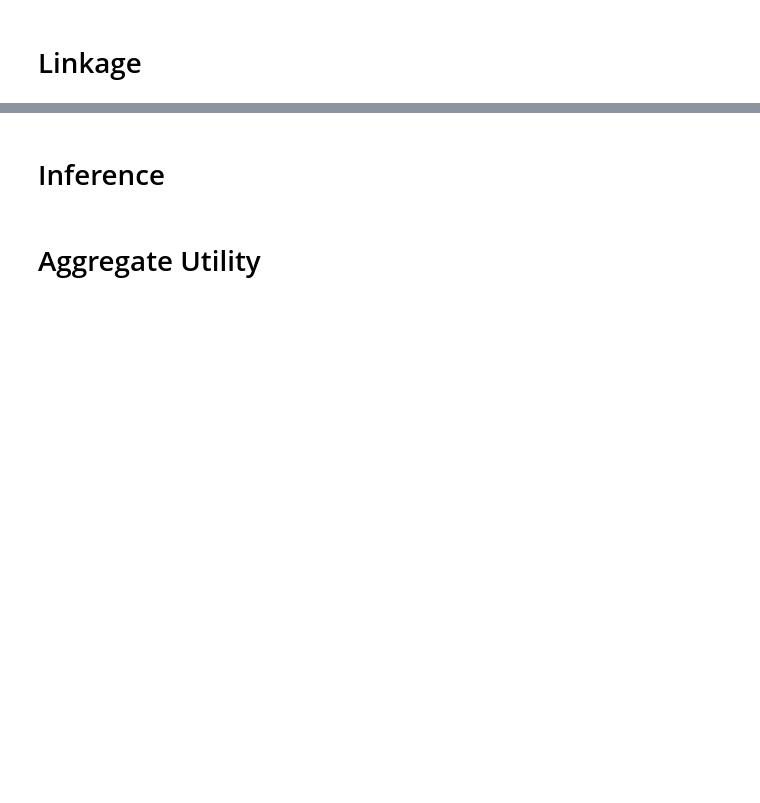
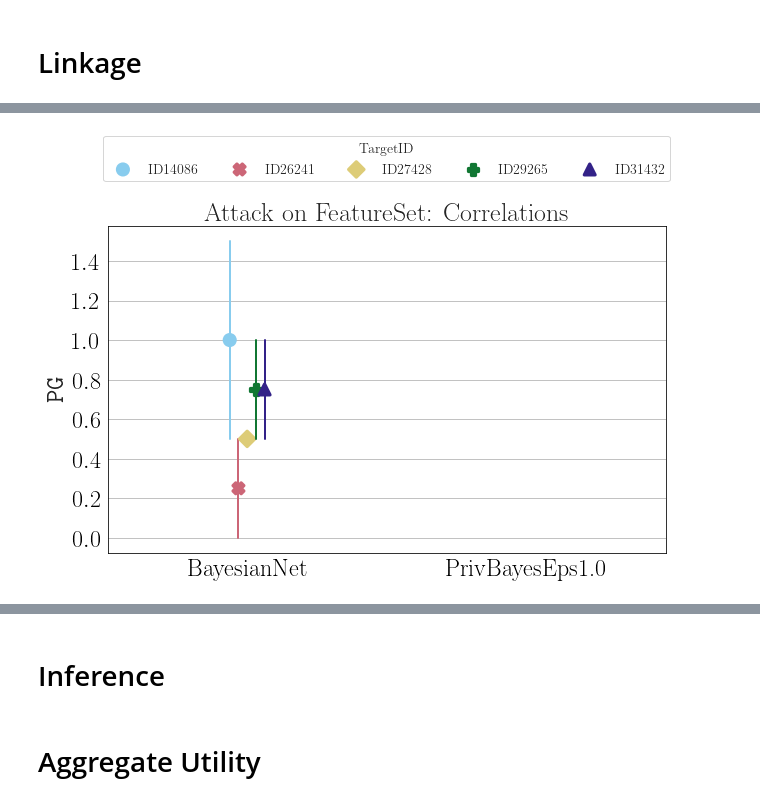
Before and after one commit to spring-epfl/synthetic_data_release, a Jupyter notebook: notebooks/Analyse Results.ipynb, the cells around one changed output, grey strips where cells are left out. Saved outputs shown, nothing was run; the diff lists cells and outputs as text; code cells hidden in the pictures; blank space fills up the shorter version.

```diff
--- a/notebooks/Analyse Results.ipynb
+++ b/notebooks/Analyse Results.ipynb
@@ -21,3 +23,5 @@ fig = plt_per_target_pg(linkage_gain, models, resFilter=('FeatureSet', 'Naive'))
 # %%
-models = ['SanitiserNHSk10', 'BayesianNet', 'PrivBayesEps1.0']
+models = ['BayesianNet', 'PrivBayesEps1.0']
 fig = plt_per_target_pg(linkage_gain, models, resFilter=('FeatureSet', 'Correlations'))
+# %% [output]
+[figure, added]
```
Also changed, not shown: parts of 2 cells of this notebook, 2 other files.
